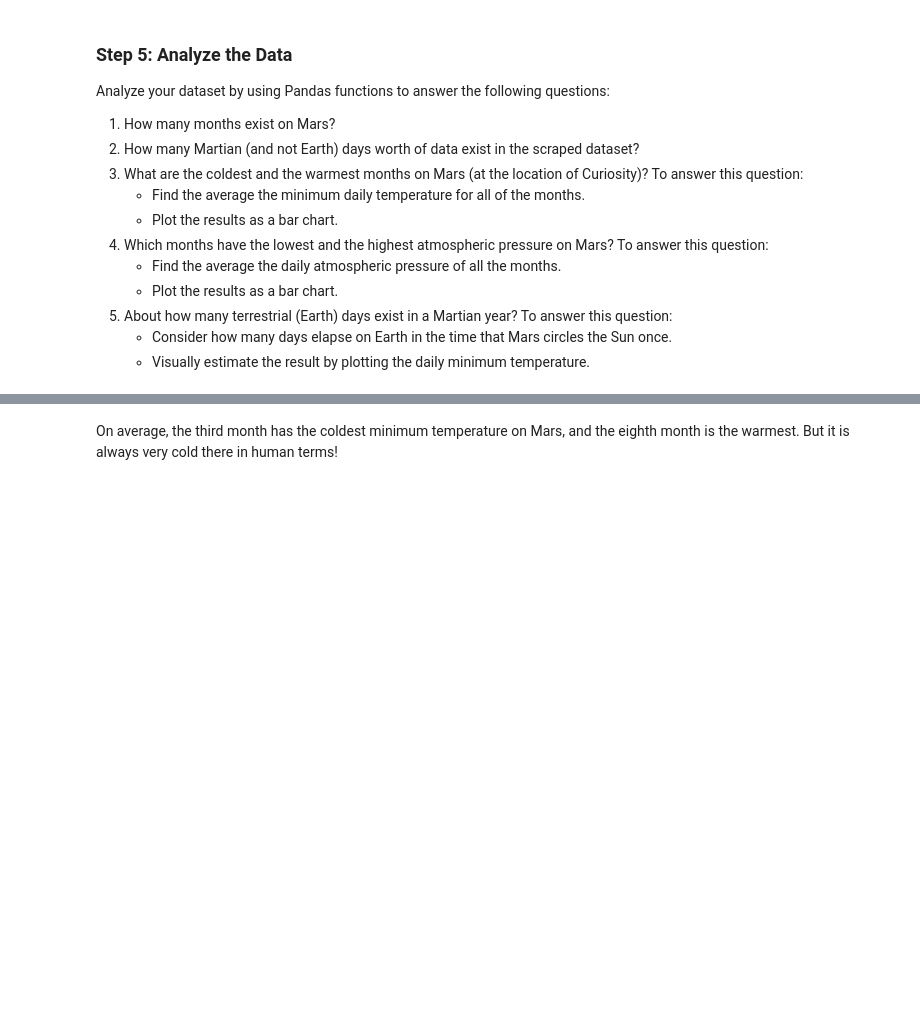
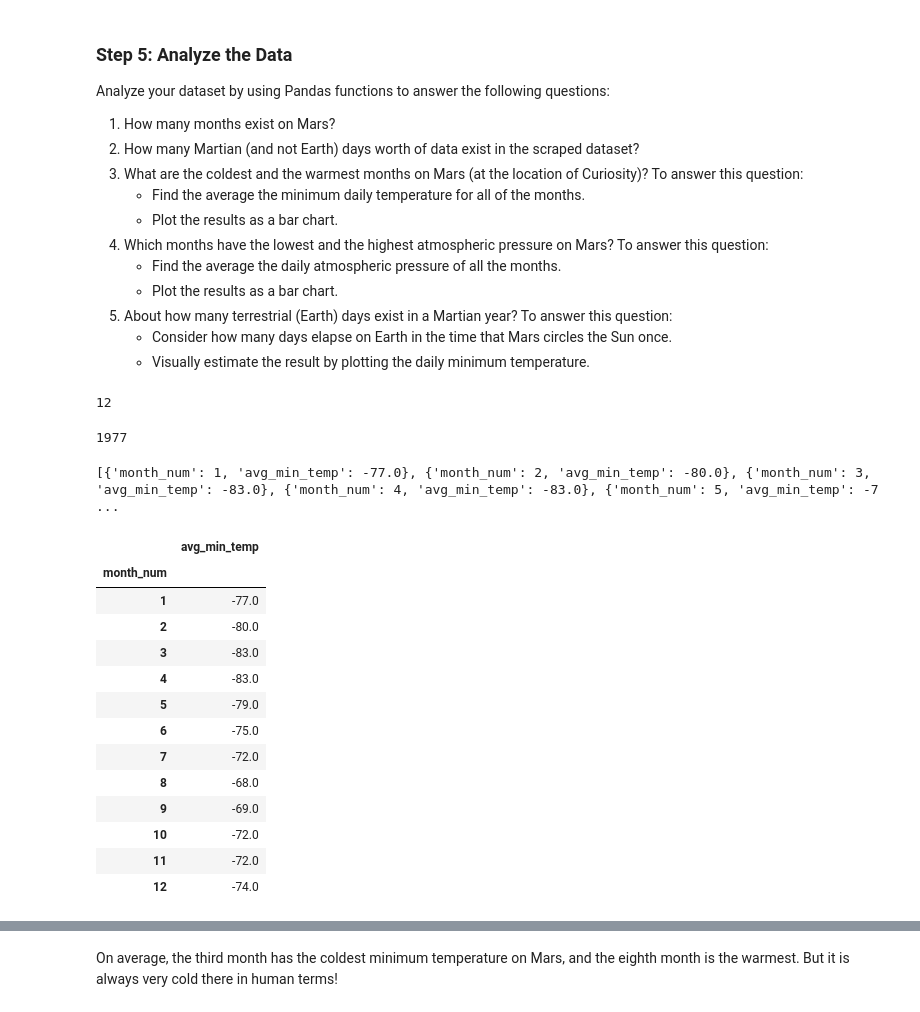
Before and after one commit to Pazz0/Mission-to-Mars, a Jupyter notebook: part_2_mars_weather.ipynb, the cells around one changed output, grey strips where cells are left out. Cells and saved outputs as stored; diff of their text form; code cells hidden in the pictures; blank space fills up the shorter version.

```diff
--- a/part_2_mars_weather.ipynb
+++ b/part_2_mars_weather.ipynb
@@ -174,2 +113,11 @@ Examine the data types that are currently associated with each column. If necess
+# %%
+# Change data types for data analysis
+df['id']=df['id'].astype(int)
+df['terrestrial_date']=pd.to_datetime(df['terrestrial_date'])
+df['sol']=df['sol'].astype(int)
+df['ls']=df['ls'].astype(int)
+df['month']=df['month'].astype(int)
+df['min_temp']=df['min_temp'].astype(float)
+df['pressure']=df['pressure'].astype(float)
 # %%
 # Confirm type changes were successful by examining data types again
@@ -191,5 +155,13 @@ Analyze your dataset by using Pandas functions to answer the following questions
     * Visually estimate the result by plotting the daily minimum temperature.
 # %%
 # 1. How many months are there on Mars?
+months = df['month'].nunique()
+months
+# %% [output]
+12
 # %%
 # 2. How many Martian days' worth of data are there?
+mart_days = df['sol'].max()
+mart_days
+# %% [output]
+1977
@@ -199,0 +168,43 @@ Analyze your dataset by using Pandas functions to answer the following questions
+# %%
+# 3. What is the average low temperature by month?
+
+#Create KVP python list to hold month (by number) and its avg min temp
+avg_min_temp=[]
+
+#for loop to get data
+for i in range(1,months +1):
+
+    # month (by number) and its avg min temp
+    weather_month={"month_num":"","avg_min_temp":""}
+
+    avg_min_month=df.loc[df['month']==i]['min_temp'].mean()
+    round_avg_min_month = round(avg_min_month,0)
+
+    weather_month["month_num"] = i
+    weather_month["avg_min_temp"] = round_avg_min_month
+
+    avg_min_temp.append(weather_month)
+
+print(avg_min_temp)
+# %% [output]
+[{'month_num': 1, 'avg_min_temp': -77.0}, {'month_num': 2, 'avg_min_temp': -80.0}, {'month_num': 3, 'avg_min_temp': -83.0}, {'month_num': 4, 'avg_min_temp': -83.0}, {'month_num': 5, 'avg_min_temp': -7 ...
+# %%
+#new DF from pyhton list
+#set index as month num to get rid of pythons 0 index... less confusing to find months
+df_month_temp = pd.DataFrame(avg_min_temp).set_index("month_num")
+df_month_temp
+# %% [output]
+|  | avg_min_temp |
+| month_num |  |
+| 1 | -77.0 |
+| 2 | -80.0 |
+| 3 | -83.0 |
+| 4 | -83.0 |
+| 5 | -79.0 |
+| 6 | -75.0 |
+| 7 | -72.0 |
+| 8 | -68.0 |
+| 9 | -69.0 |
+| 10 | -72.0 |
+| 11 | -72.0 |
+| 12 | -74.0 |
```
Also changed, not shown: parts of 14 cells of this notebook.
